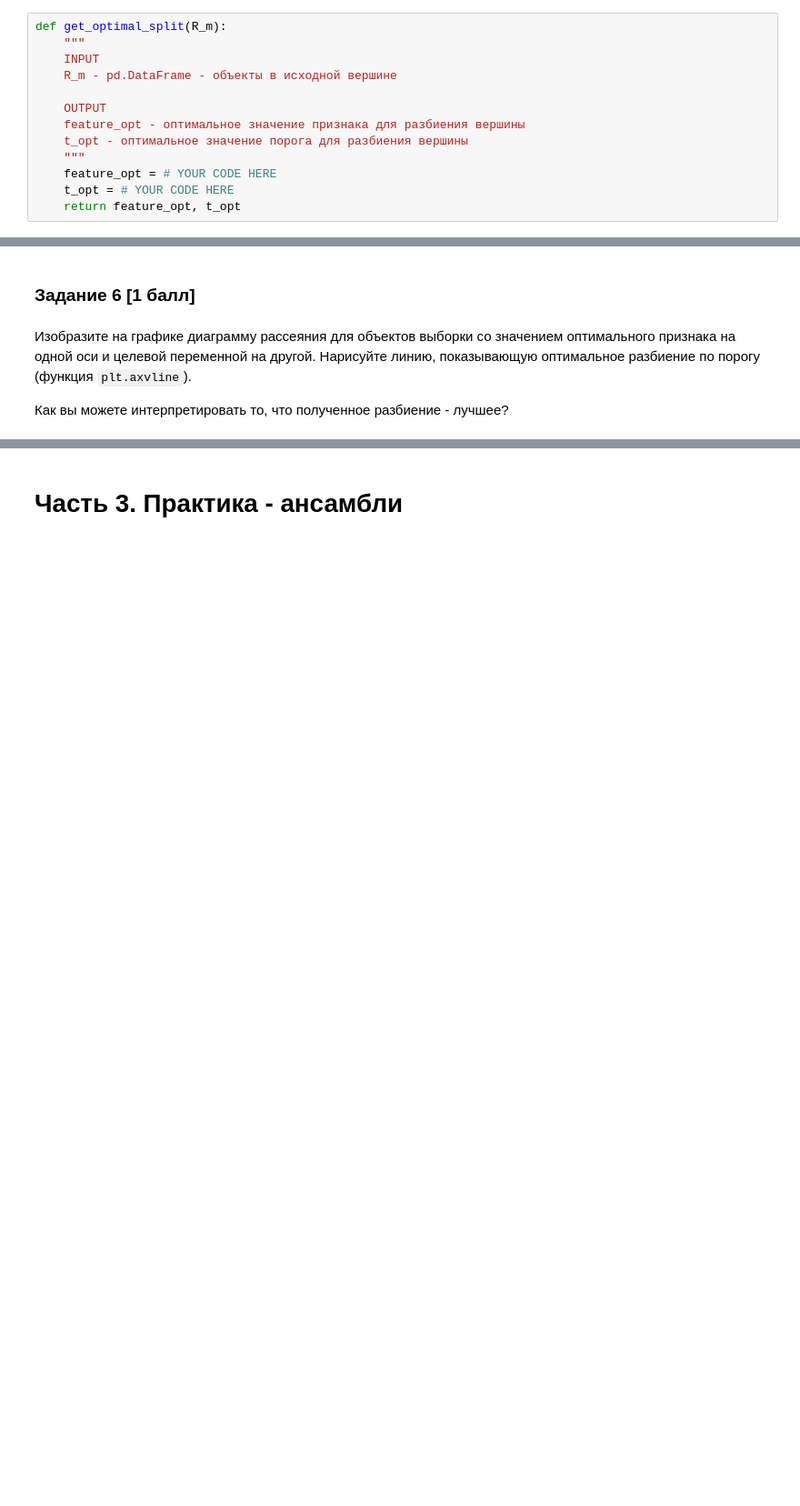
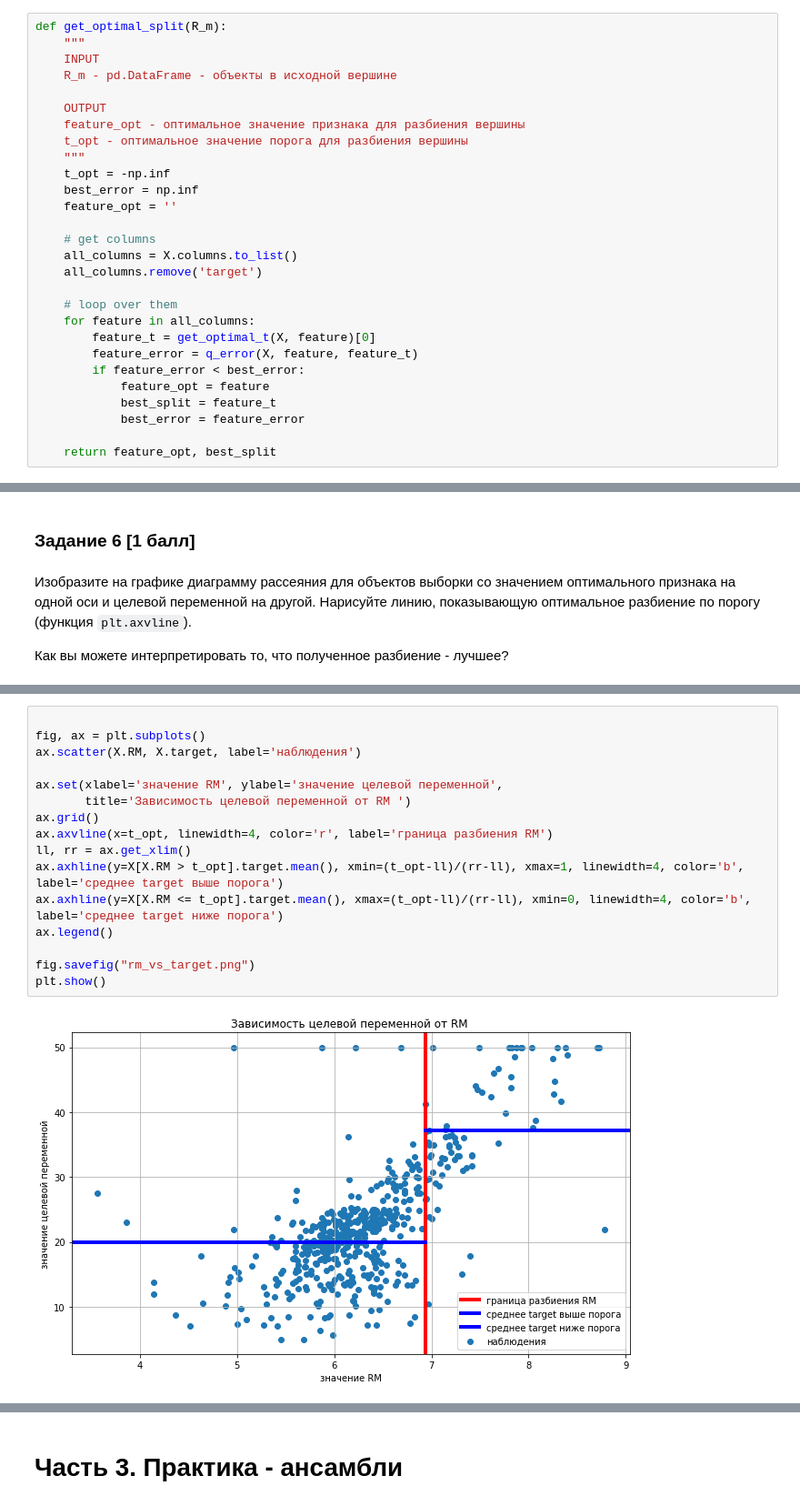
Before and after one commit to ksetdekov/ml_dpo_2021, a Jupyter notebook: hw/hw4/hw04.ipynb, the cells around one changed output, grey strips where cells are left out. Shown at 91% size. Cells and saved outputs as stored; diff of their text form; blank space fills up the shorter version.

```diff
--- a/hw/hw4/hw04.ipynb
+++ b/hw/hw4/hw04.ipynb
@@ -354,9 +379,24 @@ def get_optimal_split(R_m):
     feature_opt - оптимальное значение признака для разбиения вершины
     t_opt - оптимальное значение порога для разбиения вершины
     """
-    feature_opt = # YOUR CODE HERE
-    t_opt = # YOUR CODE HERE
-    return feature_opt, t_opt
+    t_opt = -np.inf
+    best_error = np.inf
+    feature_opt = ''
+
+    # get columns
+    all_columns = X.columns.to_list()
+    all_columns.remove('target')
+
+    # loop over them
+    for feature in all_columns:
+        feature_t = get_optimal_t(X, feature)[0]
+        feature_error = q_error(X, feature, feature_t)
+        if feature_error < best_error:
+            feature_opt = feature
+            best_split = feature_t
+            best_error = feature_error
+
+    return feature_opt, best_split
 # %%
 # Test the function
 feature_opt, t_opt = get_optimal_split(X)
@@ -374,0 +416,18 @@ assert np.allclose(t_opt, 6.939)
+# %%
+
+fig, ax = plt.subplots()
+ax.scatter(X.RM, X.target, label='наблюдения')
+
+ax.set(xlabel='значение RM', ylabel='значение целевой переменной',
+       title='Зависимость целевой переменной от RM ')
+ax.grid()
+ax.axvline(x=t_opt, linewidth=4, color='r', label='граница разбиения RM')
+ll, rr = ax.get_xlim()
+ax.axhline(y=X[X.RM > t_opt].target.mean(), xmin=(t_opt-ll)/(rr-ll), xmax=1, linewidth=4, color='b', label='среднее target выше порога')
+ax.axhline(y=X[X.RM <= t_opt].target.mean(), xmax=(t_opt-ll)/(rr-ll), xmin=0, linewidth=4, color='b', label='среднее target ниже порога')
+ax.legend()
+
+fig.savefig("rm_vs_target.png")
+plt.show()
+# %% [output]
+[figure, added]
```
Also changed, not shown: parts of 35 cells of this notebook, 1 other file.
